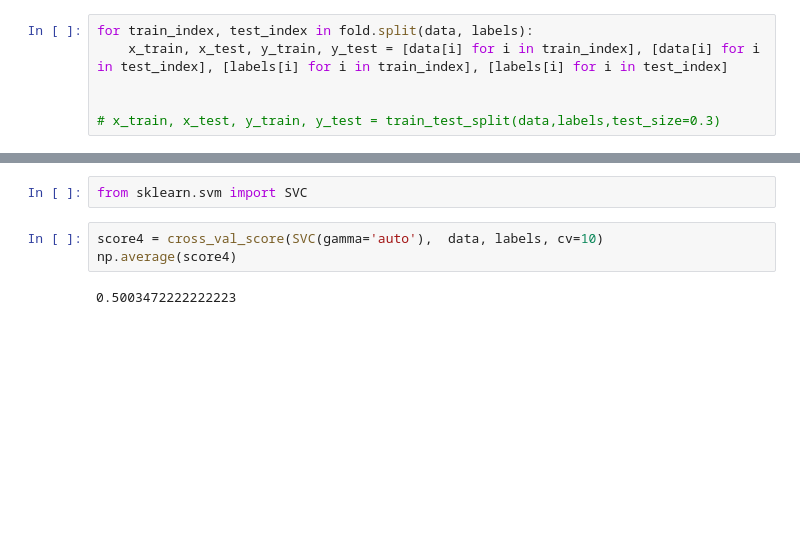
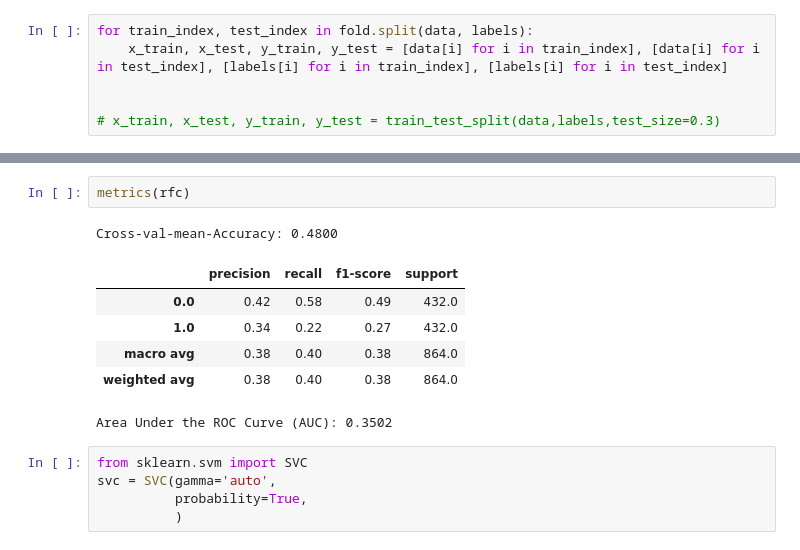
Before and after one commit to rahul-2422/BTP-files, a Jupyter notebook: codes-v1/classification.ipynb, the cells around one changed output, grey strips where cells are left out. Cells and saved outputs as stored; diff of their text form; blank space fills up the shorter version.

```diff
--- a/codes-v1/classification.ipynb
+++ b/codes-v1/classification.ipynb
@@ -64,7 +193,15 @@ np.average(score3)
+# %%
+metrics(rfc)
+# %% [output]
+Cross-val-mean-Accuracy: 0.4800
+|  | precision | recall | f1-score | support |
+| 0.0 | 0.42 | 0.58 | 0.49 | 432.0 |
+| 1.0 | 0.34 | 0.22 | 0.27 | 432.0 |
+| macro avg | 0.38 | 0.40 | 0.38 | 864.0 |
+| weighted avg | 0.38 | 0.40 | 0.38 | 864.0 |
+Area Under the ROC Curve (AUC): 0.3502
 # %%
 from sklearn.svm import SVC
+svc = SVC(gamma='auto',
+          probability=True,
+          )
-# %%
-score4 = cross_val_score(SVC(gamma='auto'),  data, labels, cv=10)
-np.average(score4)
-# %% [output]
-0.5003472222222223
```
Also changed, not shown: parts of 26 cells of this notebook, 5 other files.
